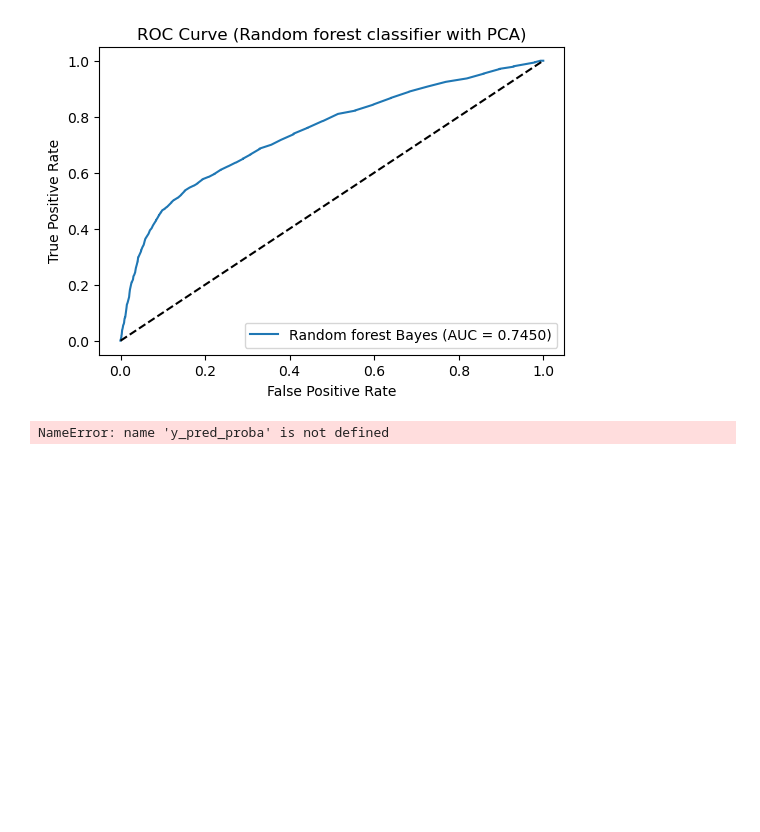
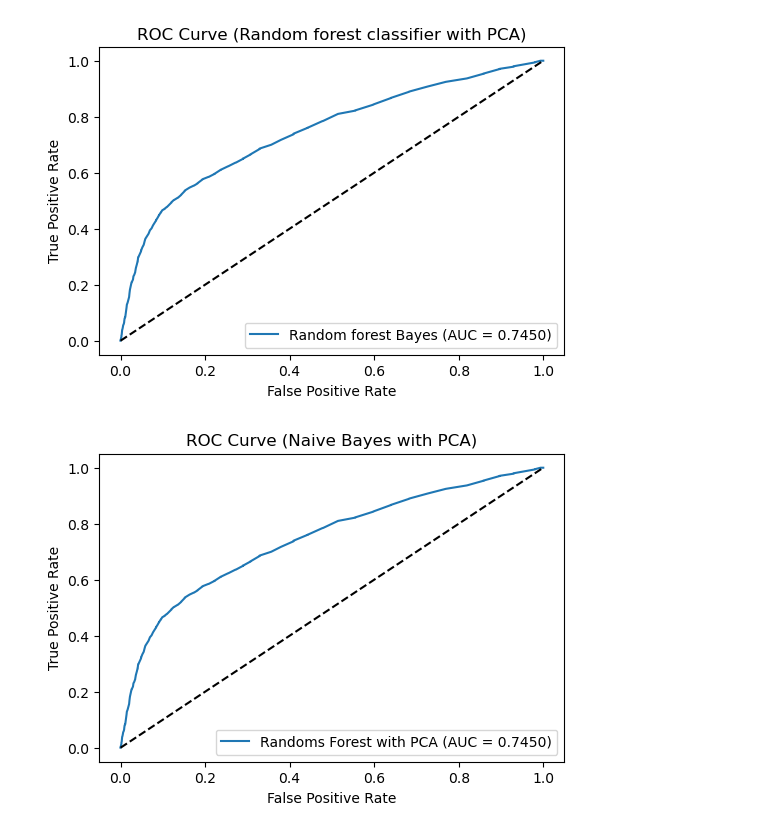
Before and after one commit to pradeepkhadka505/7072CEM-CourseWork, a Jupyter notebook: DefaultPayment_Of_ClientCreditCard_Prediction.ipynb, the cells around one changed output. Saved outputs shown, nothing was run; the diff lists cells and outputs as text; code cells hidden in the pictures; blank space fills up the shorter version.

```diff
--- a/DefaultPayment_Of_ClientCreditCard_Prediction.ipynb
+++ b/DefaultPayment_Of_ClientCreditCard_Prediction.ipynb
@@ -586,17 +586,17 @@ plt.show()
 [figure]
 # %%
 # Plot ROC Curve
-fpr, tpr, thresholds = roc_curve(y_test, y_pred_proba)
+fpr, tpr, thresholds = roc_curve(y_test, rfc_pred_proba)
 plt.figure(figsize=(6, 4))
-plt.plot(fpr, tpr, label=f'Naive Bayes with PCA (AUC = {auc_score:.4f})')
+plt.plot(fpr, tpr, label=f'Randoms Forest with PCA (AUC = {auc_score:.4f})')
 plt.plot([0, 1], [0, 1], 'k--')  # Diagonal line
 plt.xlabel('False Positive Rate')
 plt.ylabel('True Positive Rate')
 plt.title('ROC Curve (Naive Bayes with PCA)')
 plt.legend(loc='lower right')
 plt.show()
 # %% [output]
-NameError: name 'y_pred_proba' is not defined
+[figure, added]
 # %%
 Compare = pd.DataFrame(
     {'Model':["Logistic Regression", "K-Neighbours Algorithms", "Gaussian Naive Bays", "Random Forest Classifier"],
```
Also changed, not shown: parts of 3 cells of this notebook, 1 other file.
